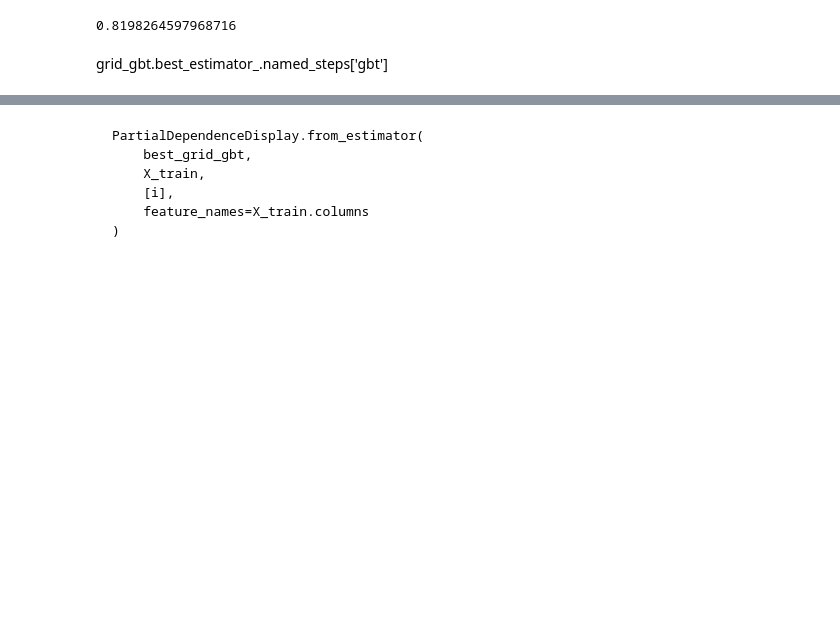
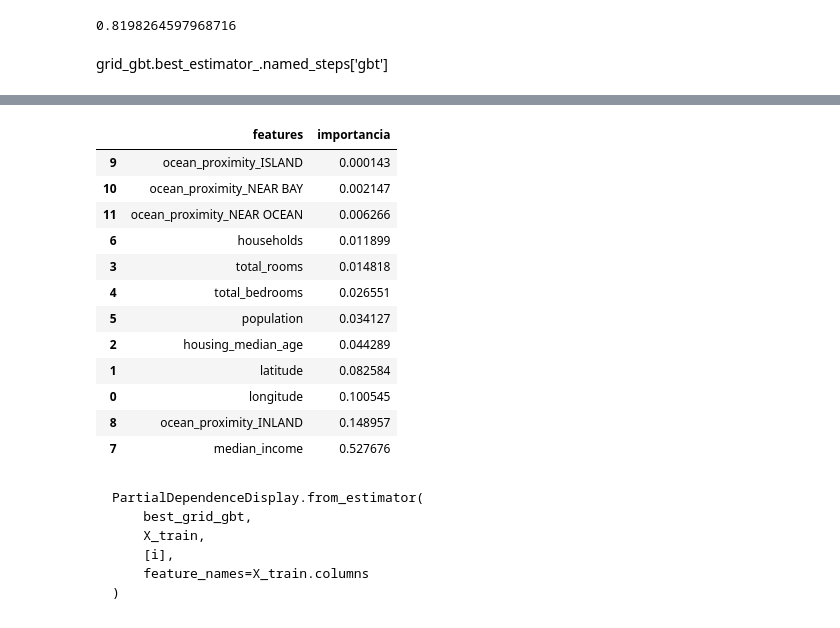
Before and after one commit to ppmelch/Lab-Aprendizaje-Estad-stico, a Jupyter notebook: Parcial 3/C 17/Aplicacion_GBT_regresion_sin_resolver.ipynb, the cells around one changed output, grey strips where cells are left out. Cells and saved outputs as stored; diff of their text form; code cells hidden in the pictures; blank space fills up the shorter version.

```diff
--- a/Parcial 3/C 17/Aplicacion_GBT_regresion_sin_resolver.ipynb
+++ b/Parcial 3/C 17/Aplicacion_GBT_regresion_sin_resolver.ipynb
@@ -56,5 +87,25 @@ grid_gbt.best_estimator_.named_steps['gbt']
 # %%
 # Entendiendo el modelo
+importancia = pd.DataFrame({
+    'features': X_train.keys(),
+    'importancia': best_model.feature_importances_
+})
+
+importancia.sort_values('importancia')
+# %% [output]
+|  | features | importancia |
+| 9 | ocean_proximity_ISLAND | 0.000143 |
+| 10 | ocean_proximity_NEAR BAY | 0.002147 |
+| 11 | ocean_proximity_NEAR OCEAN | 0.006266 |
+| 6 | households | 0.011899 |
+| 3 | total_rooms | 0.014818 |
+| 4 | total_bedrooms | 0.026551 |
+| 5 | population | 0.034127 |
+| 2 | housing_median_age | 0.044289 |
+| 1 | latitude | 0.082584 |
+| 0 | longitude | 0.100545 |
+| 8 | ocean_proximity_INLAND | 0.148957 |
+| 7 | median_income | 0.527676 |
 # %% [markdown]
     PartialDependenceDisplay.from_estimator(
         best_grid_gbt,
```
Also changed, not shown: parts of 5 cells of this notebook, 3 other files.
